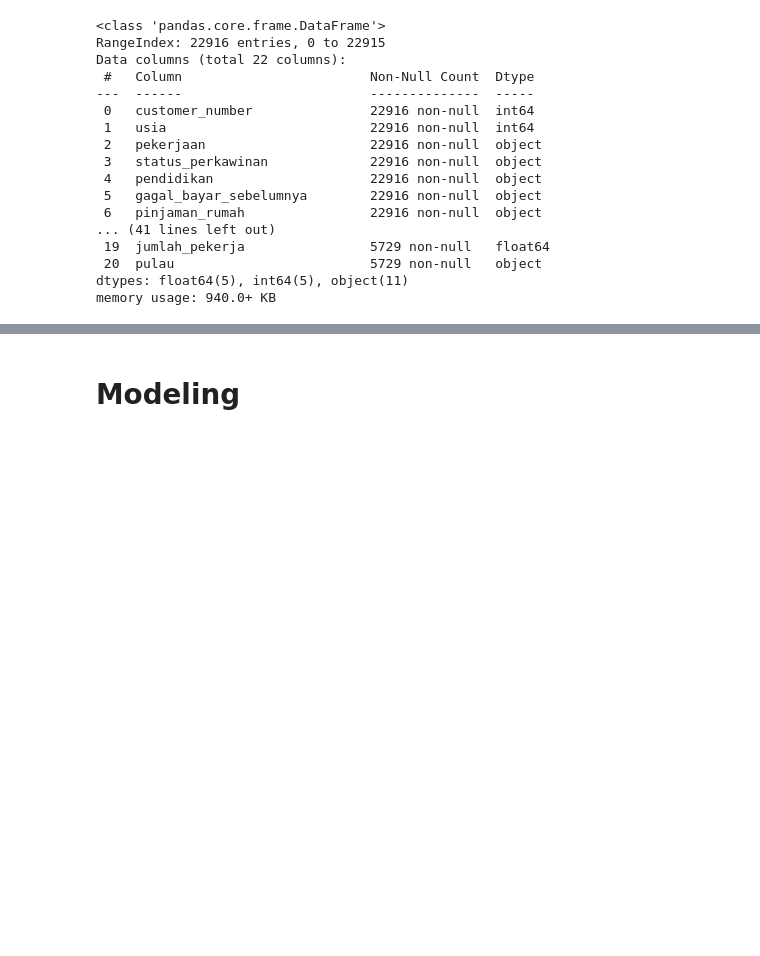
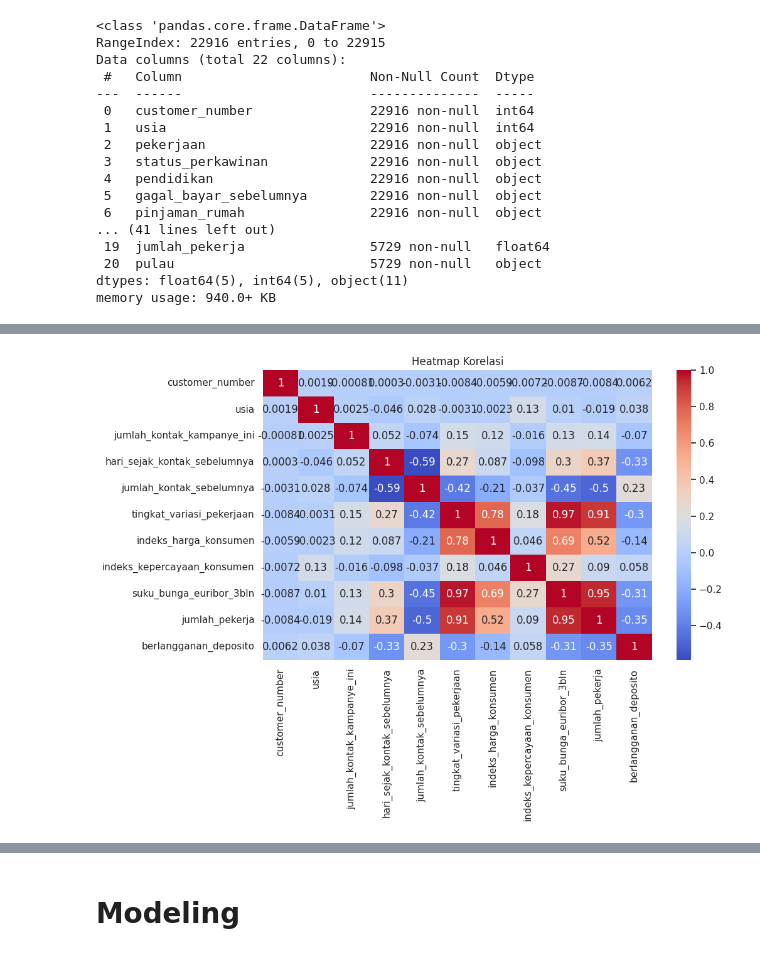
Before and after one commit to Dimassaputra5/DataQuest, a Jupyter notebook: DataQuest.ipynb, the cells around one changed output, grey strips where cells are left out. Saved outputs shown, nothing was run; the diff lists cells and outputs as text; code cells hidden in the pictures; blank space fills up the shorter version.

```diff
--- a/DataQuest.ipynb
+++ b/DataQuest.ipynb
@@ -90,0 +185,7 @@ memory usage: 940.0+ KB
+# %%
+corr = cc.corr(numeric_only=True)
+sns.heatmap(corr, annot=True, cmap="coolwarm")
+plt.title("Heatmap Korelasi")
+plt.show()
+# %% [output]
+[figure, added]
```
Also changed, not shown: parts of 44 cells of this notebook.
